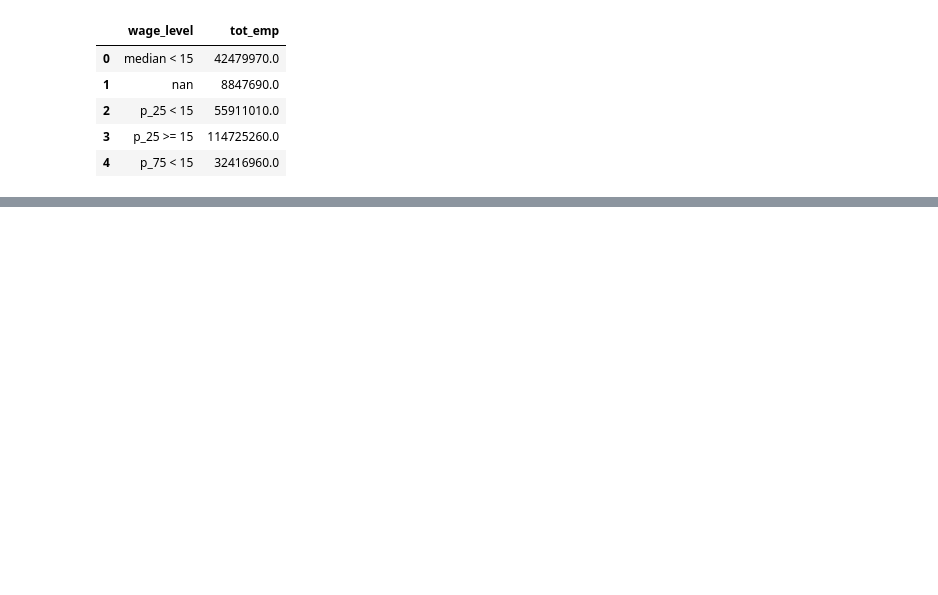
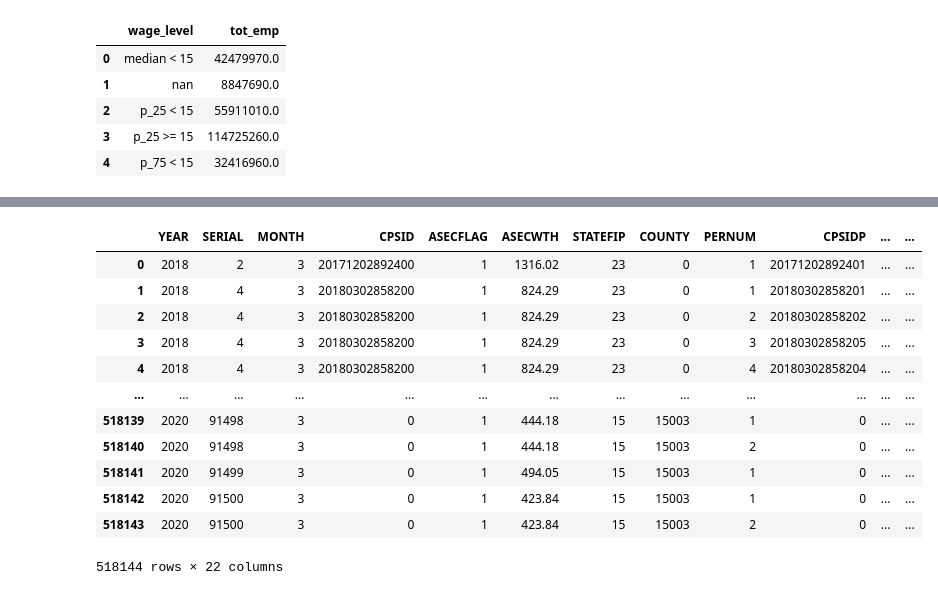
Before and after one commit to UBICenter/min-wage, a Jupyter notebook: jb/min_wage_script.ipynb, the cells around one changed output, grey strips where cells are left out. Drawn from its saved outputs; the diff is of its cells as text; code cells hidden in the pictures; blank space fills up the shorter version.

```diff
--- a/jb/min_wage_script.ipynb
+++ b/jb/min_wage_script.ipynb
@@ -589,0 +623,28 @@ fig_5.show()
+# %%
+
+# do it this way--- locally is faster
+raw2 = pd.read_csv("data/cps_00003.csv.gz")
+# %%
+
+# add a poverty ratio- offtotval/off cutoff
+# https://cps.ipums.org/cps-action/variables/group?id=asec_pov
+# simulate min wage and ubi
+# CBO estimate for each income level is aggregated (IN$B)
+# get total personal income from IPUMS too, need that to divide into each threshold-- INCTOT
+#
+
+raw2
+# %% [output]
+|  | YEAR | SERIAL | MONTH | CPSID | ASECFLAG | ASECWTH | STATEFIP | COUNTY | PERNUM | CPSIDP | ... | ... |
+| 0 | 2018 | 2 | 3 | 20171202892400 | 1 | 1316.02 | 23 | 0 | 1 | 20171202892401 | ... | ... |
+| 1 | 2018 | 4 | 3 | 20180302858200 | 1 | 824.29 | 23 | 0 | 1 | 20180302858201 | ... | ... |
+| 2 | 2018 | 4 | 3 | 20180302858200 | 1 | 824.29 | 23 | 0 | 2 | 20180302858202 | ... | ... |
+| 3 | 2018 | 4 | 3 | 20180302858200 | 1 | 824.29 | 23 | 0 | 3 | 20180302858205 | ... | ... |
+| 4 | 2018 | 4 | 3 | 20180302858200 | 1 | 824.29 | 23 | 0 | 4 | 20180302858204 | ... | ... |
+| ... | ... | ... | ... | ... | ... | ... | ... | ... | ... | ... | ... | ... |
+| 518139 | 2020 | 91498 | 3 | 0 | 1 | 444.18 | 15 | 15003 | 1 | 0 | ... | ... |
+| 518140 | 2020 | 91498 | 3 | 0 | 1 | 444.18 | 15 | 15003 | 2 | 0 | ... | ... |
+| 518141 | 2020 | 91499 | 3 | 0 | 1 | 494.05 | 15 | 15003 | 1 | 0 | ... | ... |
+| 518142 | 2020 | 91500 | 3 | 0 | 1 | 423.84 | 15 | 15003 | 1 | 0 | ... | ... |
+| 518143 | 2020 | 91500 | 3 | 0 | 1 | 423.84 | 15 | 15003 | 2 | 0 | ... | ... |
+518144 rows × 22 columns
```
Also changed, not shown: parts of 4 cells of this notebook, 7 other files.
